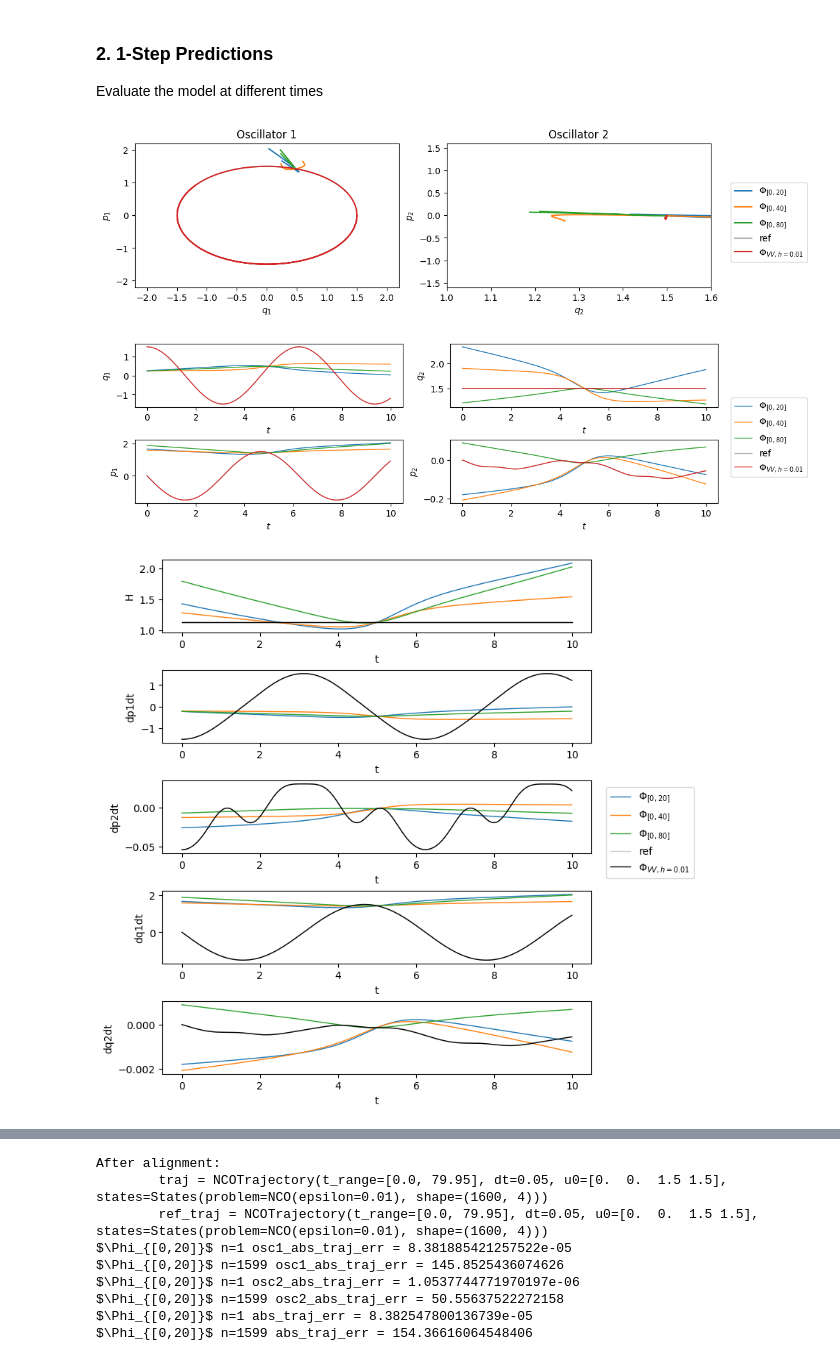
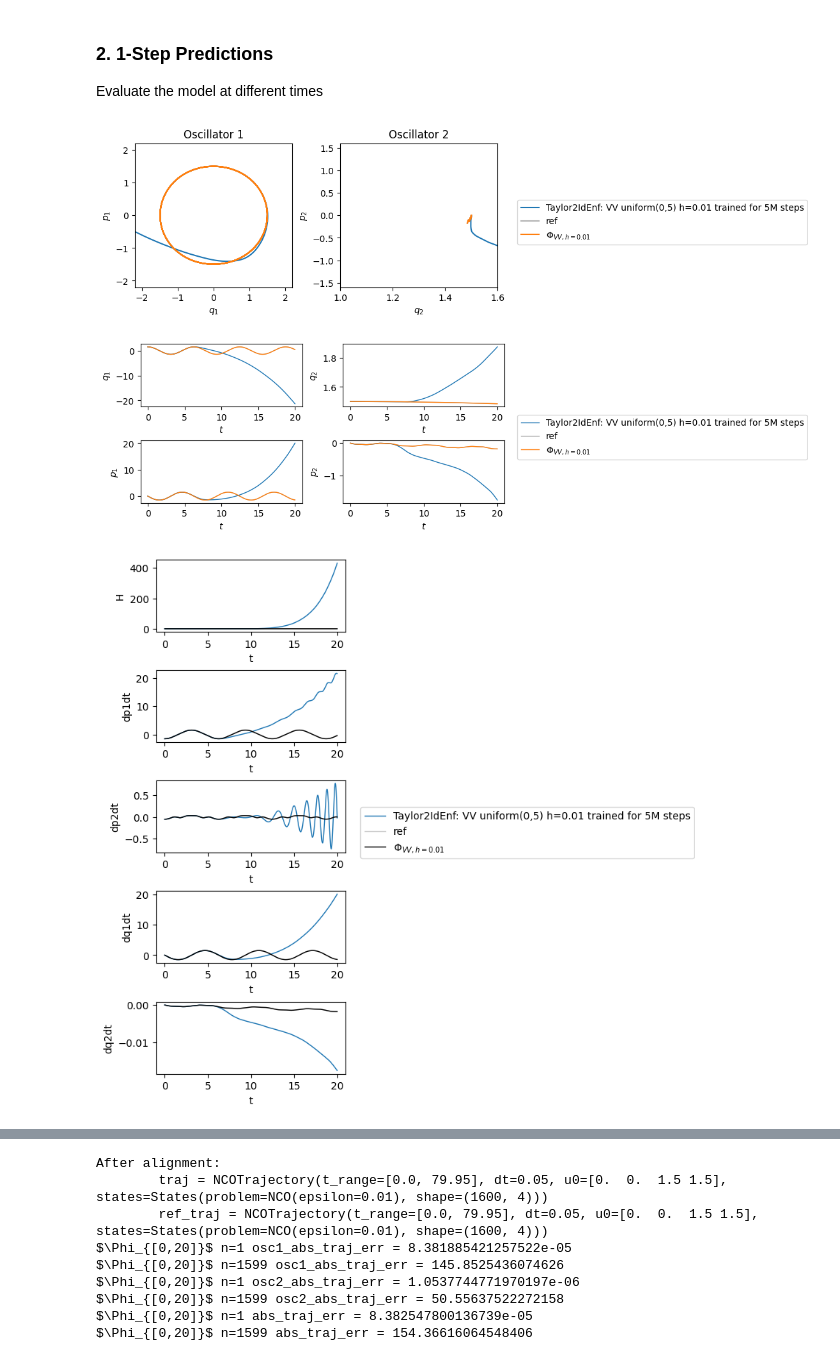
Before and after one commit to fr0420/learnsolnmap, a Jupyter notebook: notebooks/nco/nco_model_evaluation_202504.ipynb, the cells around one changed output, grey strips where cells are left out. Cells and saved outputs as stored; diff of their text form; code cells hidden in the pictures.

```diff
--- a/notebooks/nco/nco_model_evaluation_202504.ipynb
+++ b/notebooks/nco/nco_model_evaluation_202504.ipynb
@@ -154,16 +154,16 @@ ALL_MODELS = {
 #     "S2F0TaylorIdEnf: VV uniform(0,80) h=0.01",
 # ]  # Experiment with the learnable time interval
 
+SELECTED_MODELS = [
+    "Taylor2IdEnf: VV uniform(0,5) h=0.01 trained for 5M steps",
+]  # Best model for this problem
+
 # SELECTED_MODELS = [
-#     "Taylor2IdEnf: VV uniform(0,5) h=0.01 trained for 5M steps",
-# ]  # Best model for this problem
-
-SELECTED_MODELS = [
-    "T0Centered: data at 5",
-    # "T0Centered: data at 5 v2",
-    "T0Centered: data at 5 + VV normal(5,0.5) h=0.01",
-    "T0Centered: data at 5 + IM normal(5,0.5) h=0.01",
-]  # Experiment with residual regularization
+#     "T0Centered: data at 5",
+#     # "T0Centered: data at 5 v2",
+#     "T0Centered: data at 5 + VV normal(5,0.5) h=0.01",
+#     "T0Centered: data at 5 + IM normal(5,0.5) h=0.01",
+# ]  # Experiment with residual regularization
 
 models = []
 model_labels = []
@@ -291,7 +286,7 @@ if show_coarse_ref:
     )
 
 # Generate predictions
-t_list = np.arange(0, 10, 0.01)
+t_list = np.arange(0, 20, 0.01)
 pred_trajs = [Trajectory.from_vx(t_list, one_step_predict(model, u0, t_list, params), **params)
               for model in models]
 
@@ -303,13 +298,13 @@ if show_taylor:
 # --- Plot ---
 
 # Set model labels for plotting
-model_labels_for_plotting = [
-    r"$\Phi_{[0,20]}$",
-    r"$\Phi_{[0,40]}$",
-    r"$\Phi_{[0,80]}$"
-]
+# model_labels_for_plotting = [
+#     r"$\Phi_{[0,20]}$",
+#     r"$\Phi_{[0,40]}$",
+#     r"$\Phi_{[0,80]}$"
+# ]
 # If you want to use the original model_labels, uncomment the following line:
-# model_labels_for_plotting = model_labels
+model_labels_for_plotting = model_labels
 
 # Gather all trajectories, their corresponding labels, and colors for visualization
 all_trajs, all_labels, all_colors = build_trajectory_list(
@@ -363,34 +358,34 @@ viz.plot_history(
 
 # Plot errors against reference
 error_trajs, error_labels, error_colors = build_trajectory_list(
     pred_trajs, model_labels_for_plotting, None, coarse_ref_traj, taylor_trajs,
     show_coarse_ref, show_taylor, t_list
 )
 error_linestyles = ["-"] * len(model_labels) + (["--"] if show_coarse_ref else []) + (["-."] * len(taylor_trajs) if show_taylor else [])
 
 viz.plot_errors(
     error_trajs, ref_traj, legend_labels=error_labels,
     error_names=["osc1_rel_traj_err", "osc2_rel_traj_err", "rel_traj_err", "abs_H_err"],
     show_legend=True, linestyles=error_linestyles, colors=error_colors,
     ylims=[(1e-6, 1e1)]*4, log_xscale=False, figsize=(11, 3),
 )
 
 # Plot errors against coarse reference if available
 if show_coarse_ref and coarse_ref_traj:
     coarse_error_trajs, coarse_error_labels, coarse_error_colors = build_trajectory_list(
         pred_trajs, model_labels, ref_traj, None, taylor_trajs, False, show_taylor, t_list
     )
     coarse_error_linestyles = ["-"] * len(model_labels) + ["--"] + (["-."] * len(taylor_trajs) if show_taylor else [])
 
     viz.plot_errors(
         coarse_error_trajs, coarse_ref_traj,
         error_names=["osc1_rel_traj_err", "osc2_rel_traj_err", "rel_traj_err", "abs_H_err"],
         legend_labels=coarse_error_labels, show_legend=True,
         linestyles=coarse_error_linestyles, colors=coarse_error_colors,
         ylims=[(1e-6, 1e-2)]*4, log_xscale=True, figsize=(11, 3),
     )
 # %% [output]
-[figure, old version]
+[figure, new version]
-[figure, old version]
+[figure, new version]
-[figure, old version]
+[figure, new version]
 After alignment:
```
Also changed, not shown: parts of 7 cells of this notebook, 1 other file.
